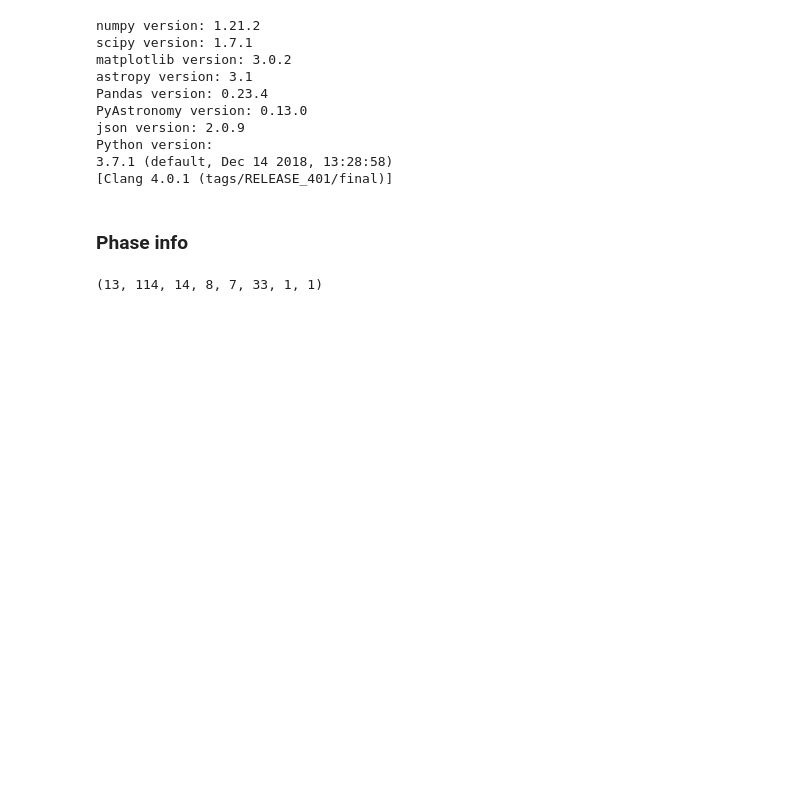
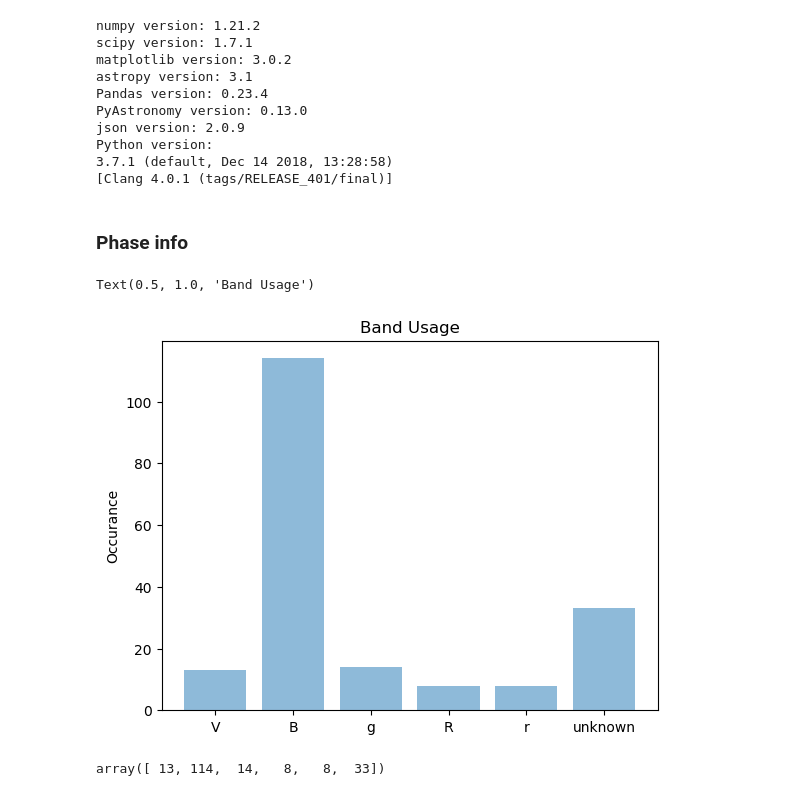
Before and after one commit to oyaron/NGSF, a Jupyter notebook: SF_class.ipynb, the cells around one changed output. Drawn from its saved outputs; the diff is of its cells as text; code cells hidden in the pictures; blank space fills up the shorter version.

```diff
--- a/SF_class.ipynb
+++ b/SF_class.ipynb
@@ -108,7 +107,7 @@ metadata  = pd.read_csv('mjd_of_maximum_brightness.csv')
 band_peak = np.array(metadata['band_peak'])
 
 
-V,B,g,R,r,unknown,U,u =0,0,0,0,0,0,0,0
+V,B,g,R,r,unknown =0,0,0,0,0,0
 
 for i in band_peak:
     if str(i) == 'V':
@@ -123,13 +122,24 @@ for i in band_peak:
         r+=1
     elif str(i) == band_peak[-2]:
         unknown+=1
-    elif str(i) == 'U':
-        U+=1
-    elif str(i) == 'u':
-        u+=1
     else:
         print(i)
-# %%
-V,B,g,R,r,unknown,U,u
-# %% [output]
-(13, 114, 14, 8, 7, 33, 1, 1)
+# %%
+import matplotlib.pyplot as plt; plt.rcdefaults()
+import numpy as np
+import matplotlib.pyplot as plt
+
+count = np.array([V,B,g,R,r,unknown])
+x = np.array(['V','B','g','R','r','unknown'])
+
+plt.bar(x, count , alpha=0.5)
+plt.xticks(x, x)
+plt.ylabel('Occurance')
+plt.title('Band Usage')
+# %% [output]
+Text(0.5, 1.0, 'Band Usage')
+[figure, added]
+# %%
+count
+# %% [output]
+array([ 13, 114,  14,   8,   8,  33])
```
Also changed, not shown: parts of 6 cells of this notebook.
